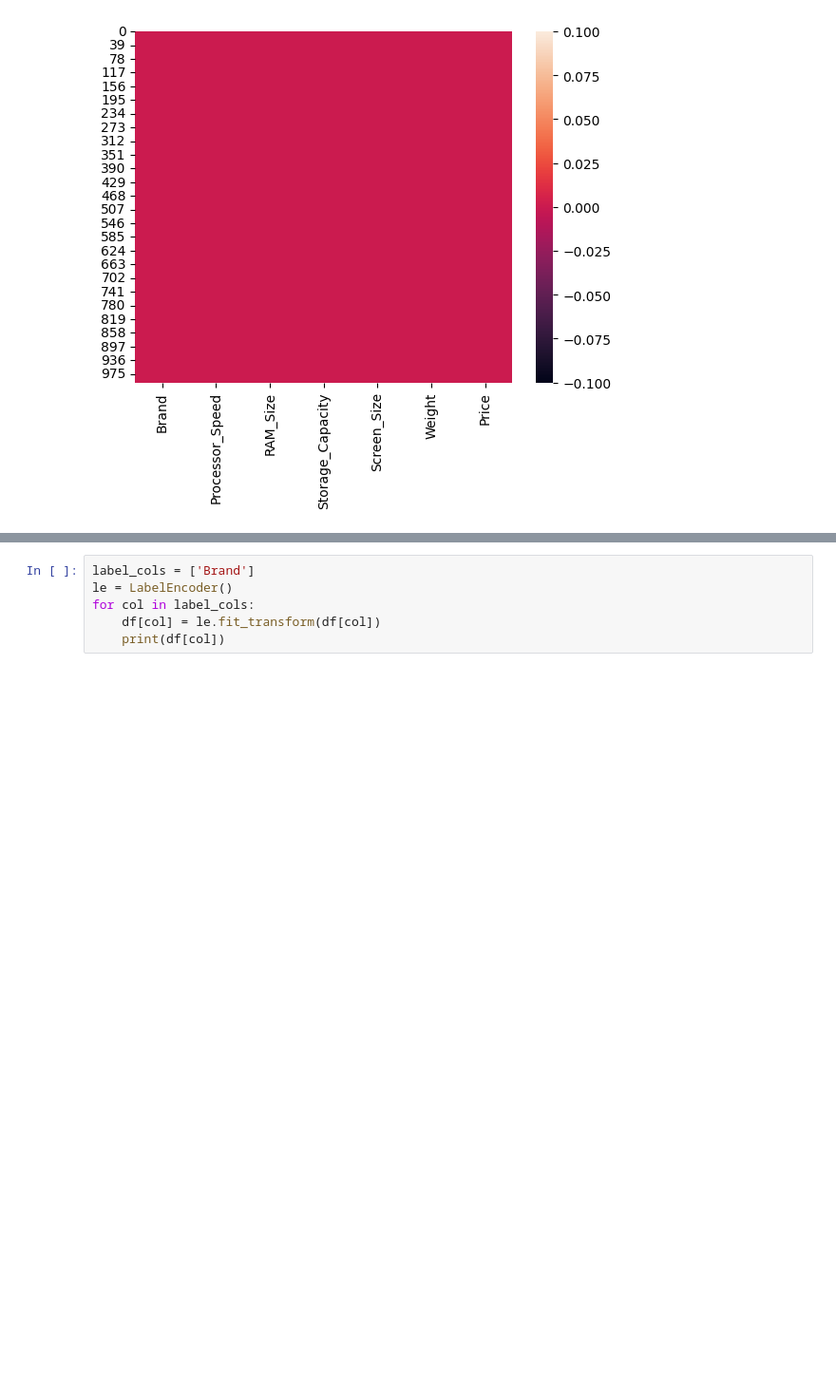
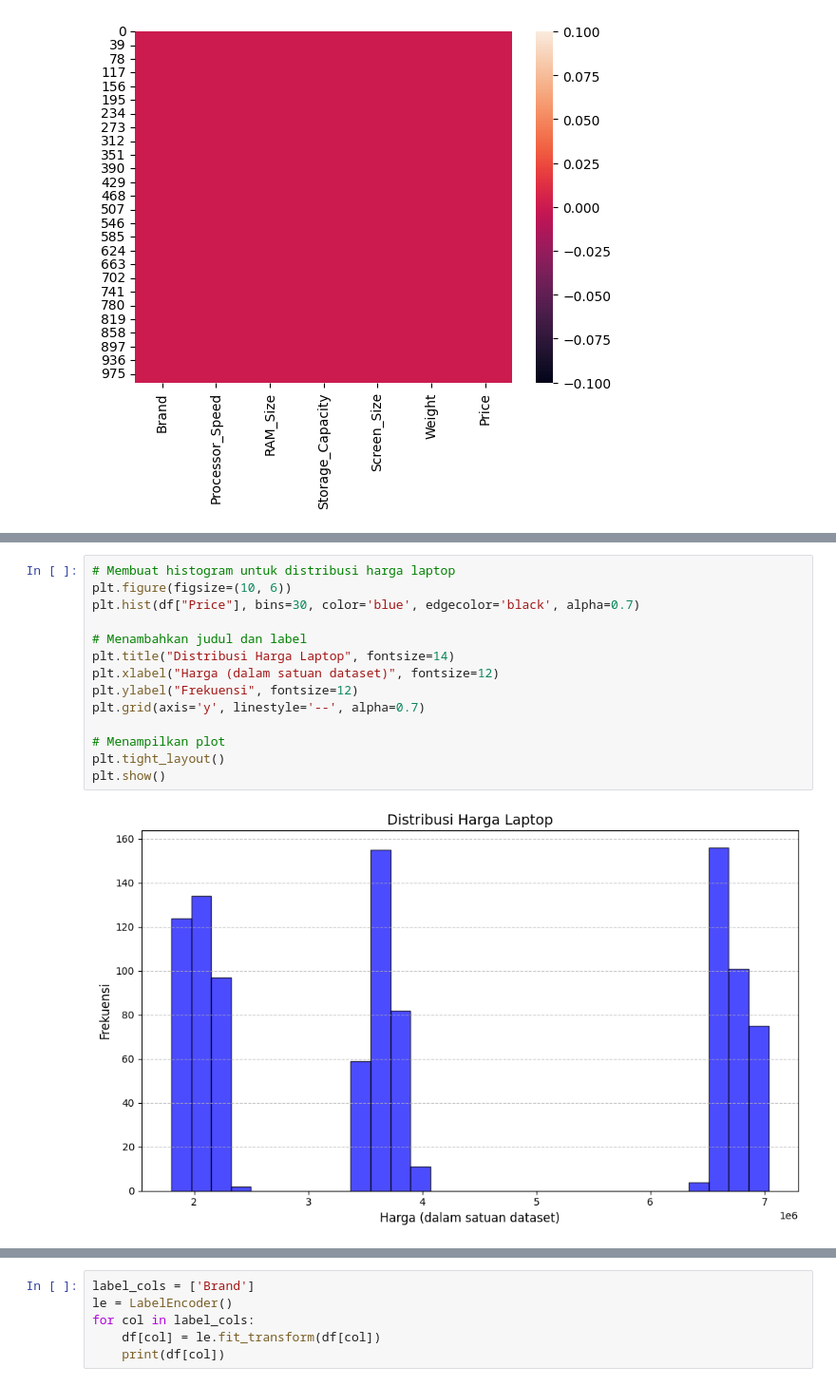
Before and after one commit to irfanraizel/tugas-data-mining, a Jupyter notebook: estimasi_harga_laptop.ipynb, the cells around one changed output, grey strips where cells are left out. Shown at 95% size. Saved outputs shown, nothing was run; the diff lists cells and outputs as text; blank space fills up the shorter version.

```diff
--- a/estimasi_harga_laptop.ipynb
+++ b/estimasi_harga_laptop.ipynb
@@ -43,0 +96,16 @@ sns.heatmap(df.isnull())
+# %%
+# Membuat histogram untuk distribusi harga laptop
+plt.figure(figsize=(10, 6))
+plt.hist(df["Price"], bins=30, color='blue', edgecolor='black', alpha=0.7)
+
+# Menambahkan judul dan label
+plt.title("Distribusi Harga Laptop", fontsize=14)
+plt.xlabel("Harga (dalam satuan dataset)", fontsize=12)
+plt.ylabel("Frekuensi", fontsize=12)
+plt.grid(axis='y', linestyle='--', alpha=0.7)
+
+# Menampilkan plot
+plt.tight_layout()
+plt.show()
+# %% [output]
+[figure, added]
```
Also changed, not shown: parts of 6 cells of this notebook, 1 other file.
